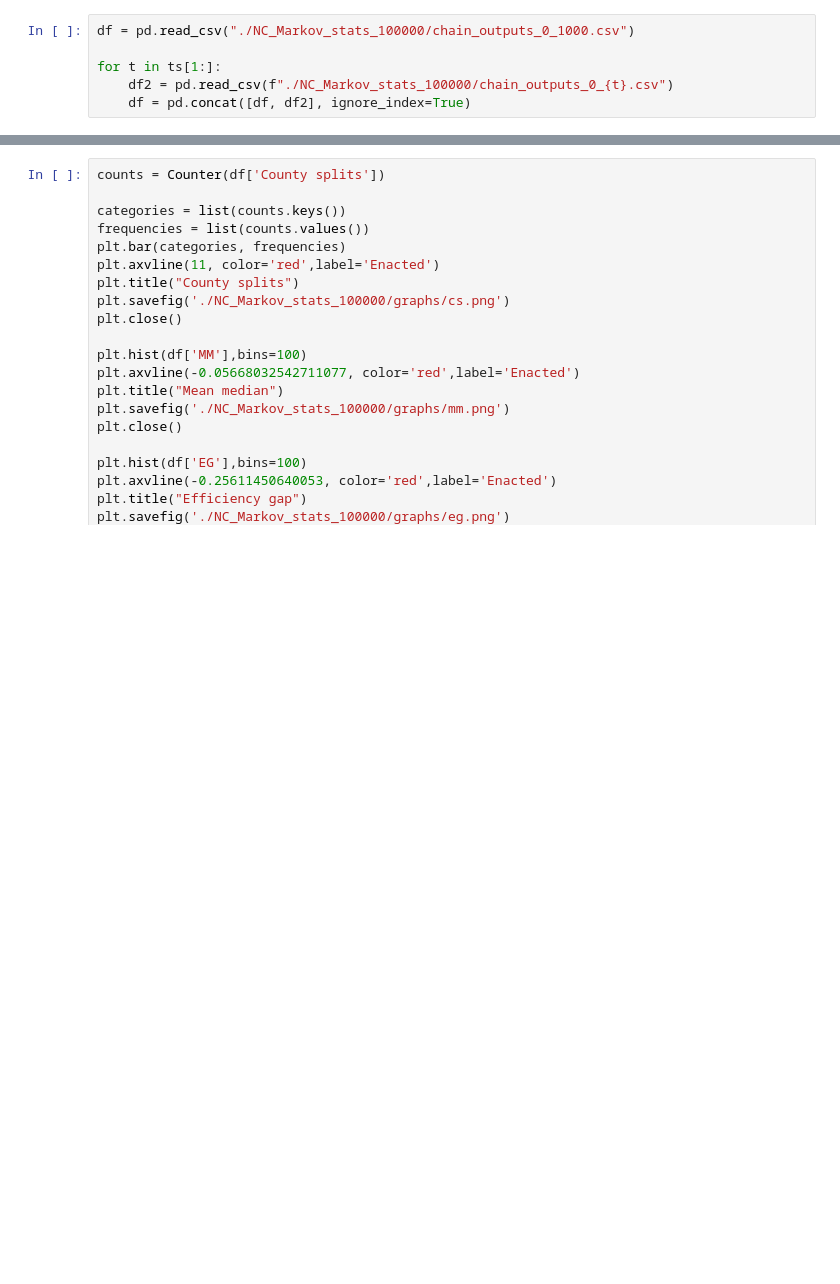
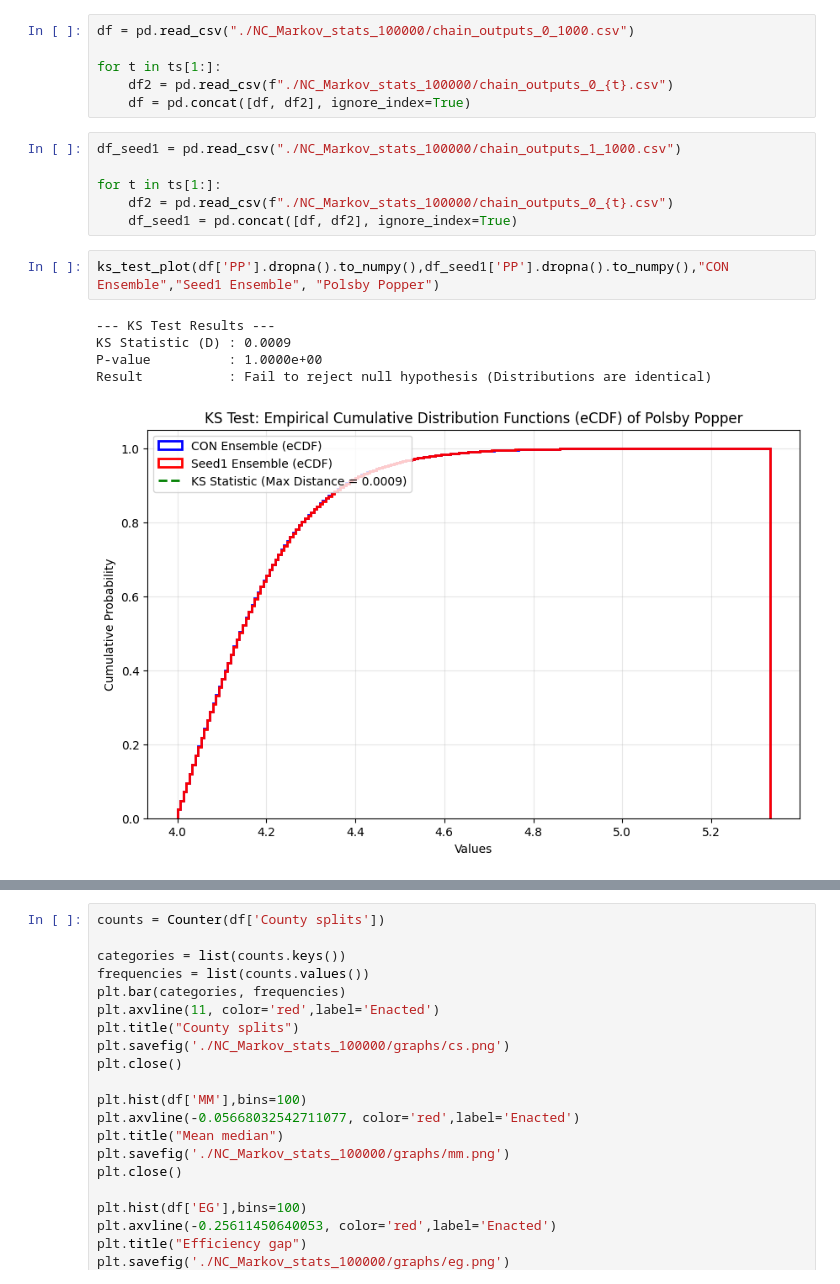
Before and after one commit to angela-moon/vra-analysis-south, a Jupyter notebook: NC/NC_Process_Ensemble_Outputs.ipynb, the cells around one changed output, grey strips where cells are left out. Cells and saved outputs as stored; diff of their text form; blank space fills up the shorter version.

Commit message:
NC KS tests

```diff
--- a/NC/NC_Process_Ensemble_Outputs.ipynb
+++ b/NC/NC_Process_Ensemble_Outputs.ipynb
@@ -17,3 +61,17 @@ df = pd.read_csv("./NC_Markov_stats_100000/chain_outputs_0_1000.csv")
 for t in ts[1:]:
     df2 = pd.read_csv(f"./NC_Markov_stats_100000/chain_outputs_0_{t}.csv")
     df = pd.concat([df, df2], ignore_index=True)
+# %%
+df_seed1 = pd.read_csv("./NC_Markov_stats_100000/chain_outputs_1_1000.csv")
+
+for t in ts[1:]:
+    df2 = pd.read_csv(f"./NC_Markov_stats_100000/chain_outputs_0_{t}.csv")
+    df_seed1 = pd.concat([df, df2], ignore_index=True)
+# %%
+ks_test_plot(df['PP'].dropna().to_numpy(),df_seed1['PP'].dropna().to_numpy(),"CON Ensemble","Seed1 Ensemble", "Polsby Popper")
+# %% [output]
+--- KS Test Results ---
+KS Statistic (D) : 0.0009
+P-value          : 1.0000e+00
+Result           : Fail to reject null hypothesis (Distributions are identical)
+[figure, added]
```
Also changed, not shown: parts of 21 cells of this notebook, 2 other files.
